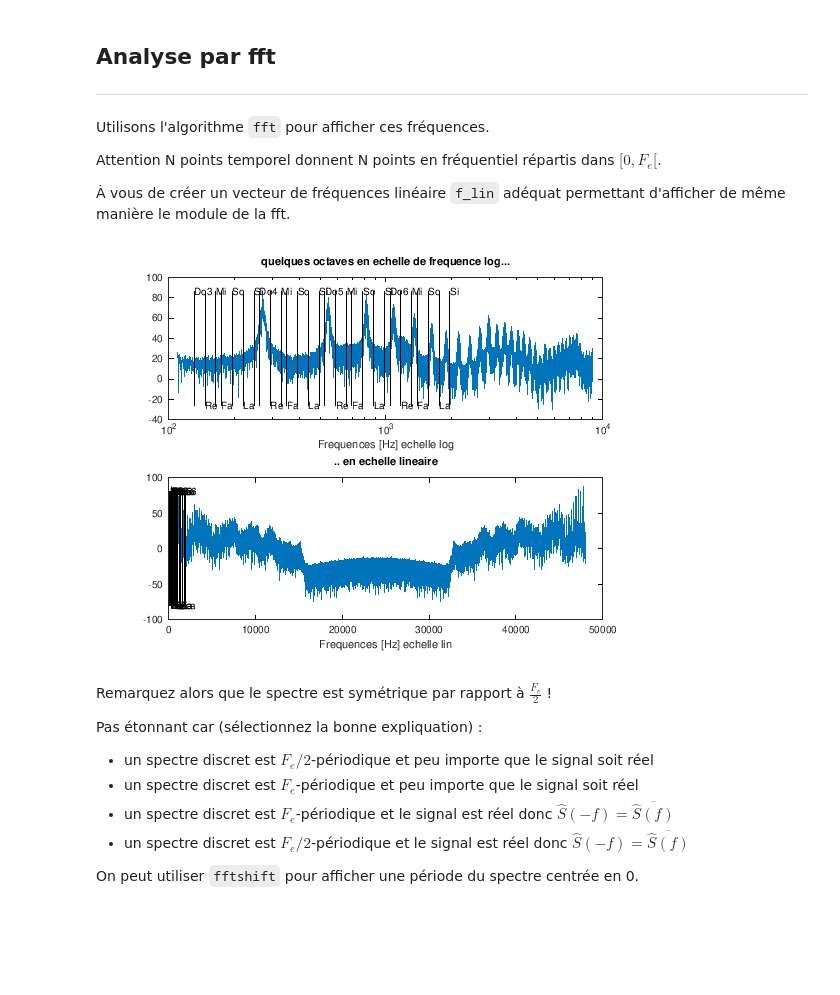
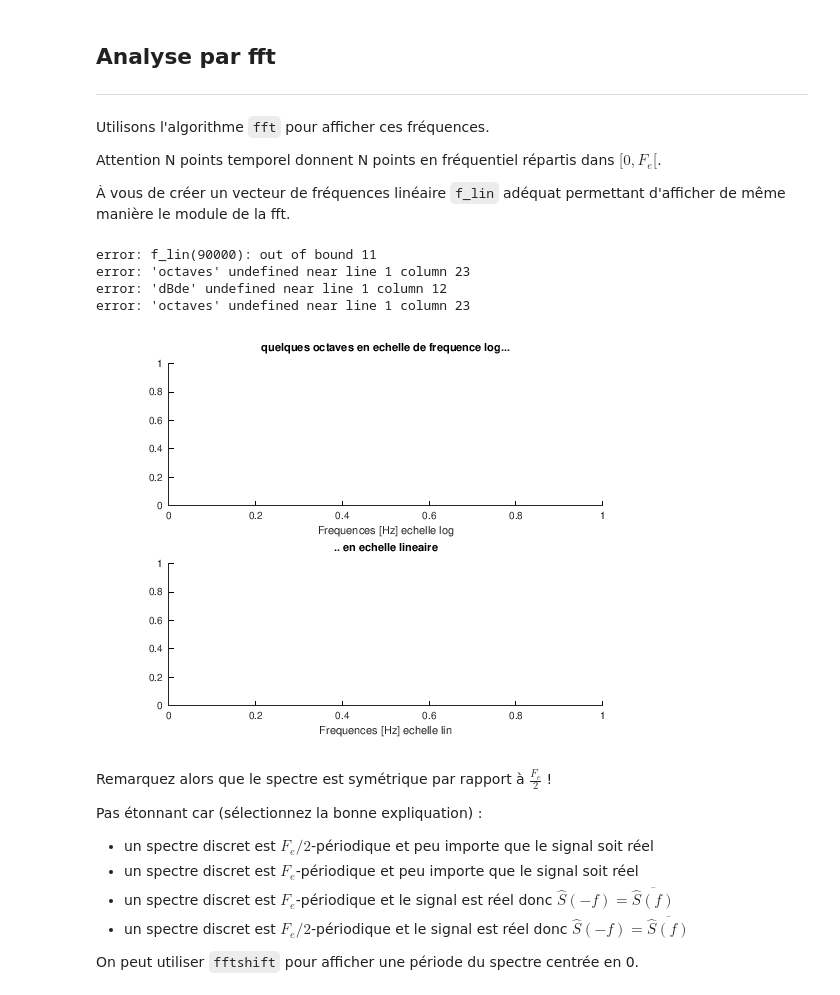
Before and after one commit to balaise31/Signal, a Jupyter notebook: discret/tp/tp1_continu_discret/tp2_overtone.ipynb, the cells around one changed output. Drawn from its saved outputs; the diff is of its cells as text; code cells hidden in the pictures; blank space fills up the shorter version.

```diff
--- a/discret/tp/tp1_continu_discret/tp2_overtone.ipynb
+++ b/discret/tp/tp1_continu_discret/tp2_overtone.ipynb
@@ -245,32 +250,36 @@ Attention N points temporel donnent N points en fréquentiel répartis dans $[0,
 À vous de créer un vecteur de fréquences linéaire `f_lin` adéquat permettant d'afficher de même manière le module de la fft.
 # %%
 ## VOTRE CODE Df=..., f_lin=...
-df=Fe/N ;   % La résolution fréquentielle en N points
-f_lin = 0:df:(Fe-df);  % Les fréquences linéaires
+df=0.1 ;   % La résolution fréquentielle en N points
+f_lin = 0:df:1;  % Les fréquences linéaires
 
 ## VOTRE CODE fft_s= ....
 # help fft  si nécessaire
 # Pourquoi fft n'as pas besoin de connaitre Fe ?!
-fft_s = fft(s);
+fft_s = s;
 
 # On affiche de même le résultat mais avec l'algo fft
 # Avec vos fréquences
 pas_tout = round(110/df):round(9000/df);
 subplot(211)
 ax=semilogx(f_lin(pas_tout),dBde(fft_s(pas_tout)),'-');
 title("quelques octaves en echelle de frequence log...");
 xlabel("Frequences [Hz] echelle log")
 hold on;
 afficher_grille_notes(octaves);
 
 subplot(212)
 plot(f_lin,dBde(fft_s),'-');
 hold on;
 afficher_grille_notes(octaves);
 title(".. en echelle lineaire")
 xlabel("Frequences [Hz] echelle lin")
 # %% [output]
+error: f_lin(90000): out of bound 11
+error: 'octaves' undefined near line 1 column 23
+error: 'dBde' undefined near line 1 column 12
+error: 'octaves' undefined near line 1 column 23
-[figure, old version]
+[figure, new version]
 # %% [markdown]
 Remarquez alors que le spectre est symétrique par rapport à $\frac{F_e}{2}$ !
 
```
Also changed, not shown: parts of 3 cells of this notebook, 3 other files.
